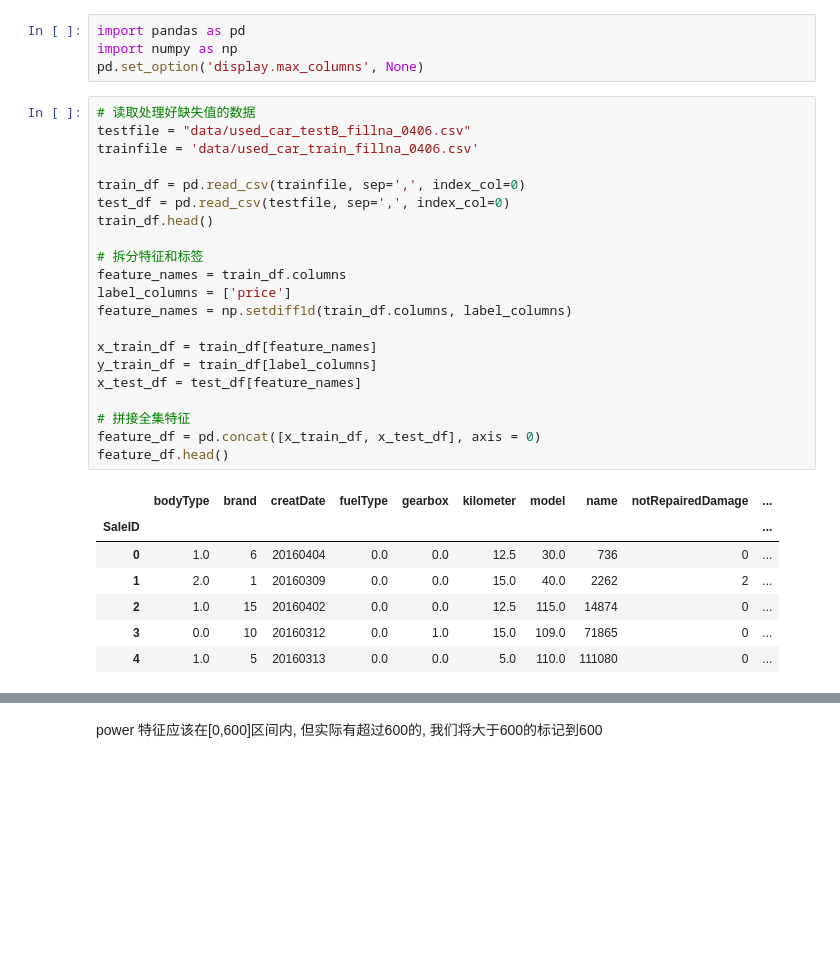
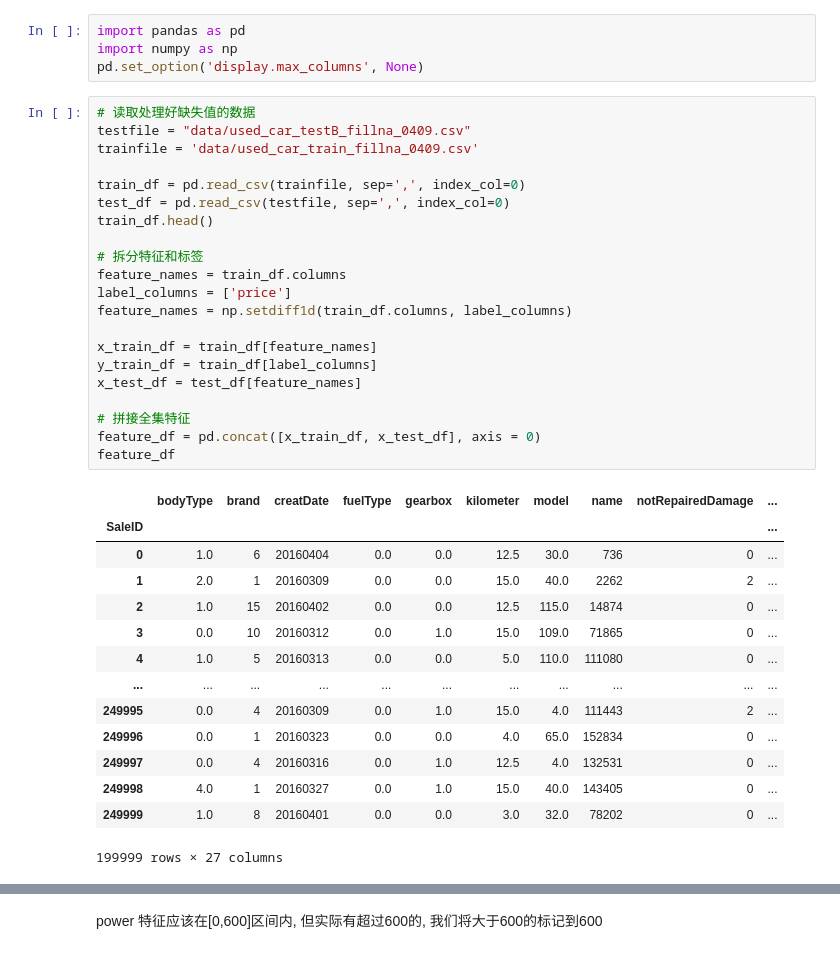
Before and after one commit to holyball/used_car_price_prediction, a Jupyter notebook: feature_engeering.ipynb, the cells around one changed output, grey strips where cells are left out. Saved outputs shown, nothing was run; the diff lists cells and outputs as text; blank space fills up the shorter version.

```diff
--- a/feature_engeering.ipynb
+++ b/feature_engeering.ipynb
@@ -6,33 +6,40 @@ import numpy as np
 pd.set_option('display.max_columns', None)
 # %%
 # 读取处理好缺失值的数据
-testfile = "data/used_car_testB_fillna_0406.csv"
-trainfile = 'data/used_car_train_fillna_0406.csv'
+testfile = "data/used_car_testB_fillna_0409.csv"
+trainfile = 'data/used_car_train_fillna_0409.csv'
 
 train_df = pd.read_csv(trainfile, sep=',', index_col=0)
 test_df = pd.read_csv(testfile, sep=',', index_col=0)
 train_df.head()
 
 # 拆分特征和标签
 feature_names = train_df.columns
 label_columns = ['price']
 feature_names = np.setdiff1d(train_df.columns, label_columns)
 
 x_train_df = train_df[feature_names]
 y_train_df = train_df[label_columns]
 x_test_df = test_df[feature_names]
 
 # 拼接全集特征
 feature_df = pd.concat([x_train_df, x_test_df], axis = 0)
-feature_df.head()
+feature_df
 # %% [output]
 |  | bodyType | brand | creatDate | fuelType | gearbox | kilometer | model | name | notRepairedDamage | ... |
 | SaleID |  |  |  |  |  |  |  |  |  | ... |
 | 0 | 1.0 | 6 | 20160404 | 0.0 | 0.0 | 12.5 | 30.0 | 736 | 0 | ... |
 | 1 | 2.0 | 1 | 20160309 | 0.0 | 0.0 | 15.0 | 40.0 | 2262 | 2 | ... |
 | 2 | 1.0 | 15 | 20160402 | 0.0 | 0.0 | 12.5 | 115.0 | 14874 | 0 | ... |
 | 3 | 0.0 | 10 | 20160312 | 0.0 | 1.0 | 15.0 | 109.0 | 71865 | 0 | ... |
 | 4 | 1.0 | 5 | 20160313 | 0.0 | 0.0 | 5.0 | 110.0 | 111080 | 0 | ... |
+| ... | ... | ... | ... | ... | ... | ... | ... | ... | ... | ... |
+| 249995 | 0.0 | 4 | 20160309 | 0.0 | 1.0 | 15.0 | 4.0 | 111443 | 2 | ... |
+| 249996 | 0.0 | 1 | 20160323 | 0.0 | 0.0 | 4.0 | 65.0 | 152834 | 0 | ... |
+| 249997 | 0.0 | 4 | 20160316 | 0.0 | 1.0 | 12.5 | 4.0 | 132531 | 0 | ... |
+| 249998 | 4.0 | 1 | 20160327 | 0.0 | 1.0 | 15.0 | 40.0 | 143405 | 0 | ... |
+| 249999 | 1.0 | 8 | 20160401 | 0.0 | 0.0 | 3.0 | 32.0 | 78202 | 0 | ... |
+199999 rows × 27 columns
 # %%
 feature_df.describe()
 # %% [output]
```
Also changed, not shown: parts of 36 cells of this notebook, 2 other files.
